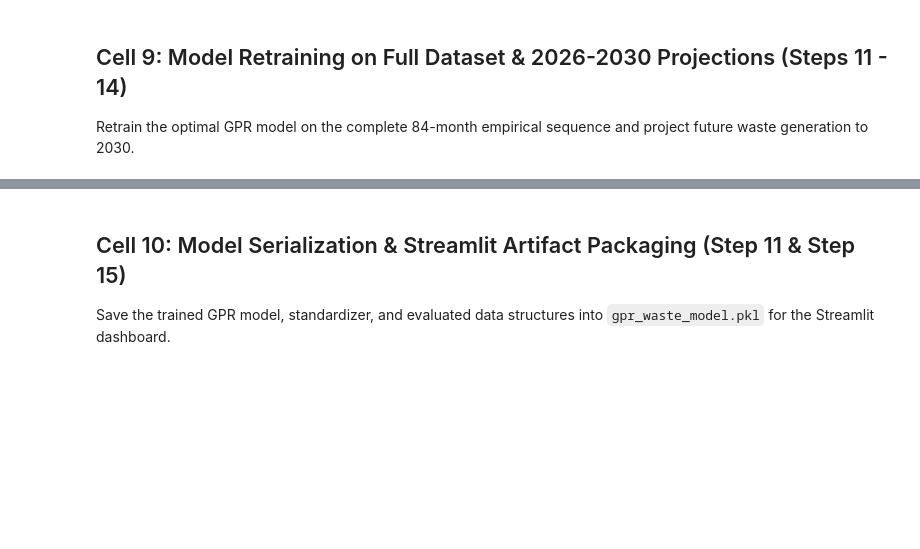
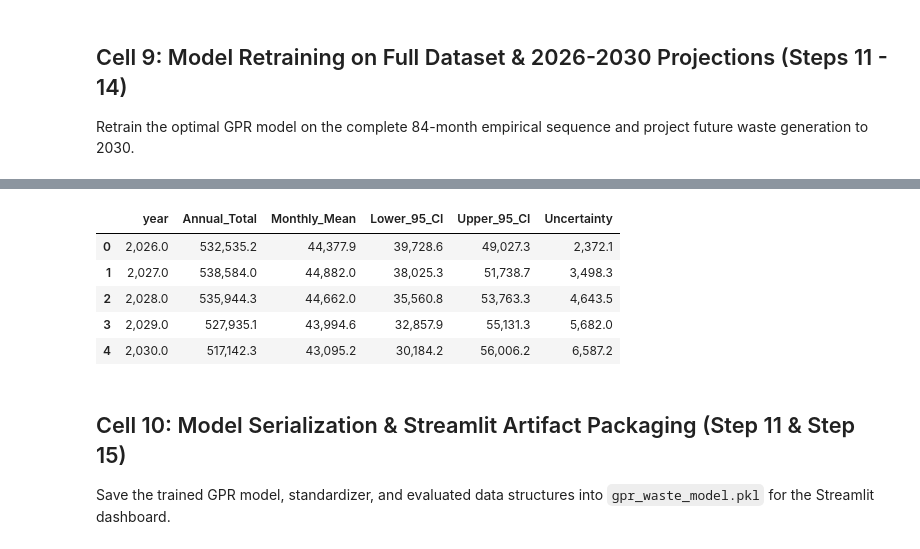
Before and after one commit to FoodieRecipes/municipal_waste_detection_using_GPR, a Jupyter notebook: MSW_GPR_Forecasting_Uyo.ipynb, the cells around one changed output, grey strips where cells are left out. Drawn from its saved outputs; the diff is of its cells as text; code cells hidden in the pictures; blank space fills up the shorter version.

```diff
--- a/MSW_GPR_Forecasting_Uyo.ipynb
+++ b/MSW_GPR_Forecasting_Uyo.ipynb
@@ -378,101 +388,19 @@ X_fut_scaled = final_scaler.transform(future_df[feature_cols])
 y_fut_pred, y_fut_std = final_gpr.predict(X_fut_scaled, return_std=True)
 
 future_df['forecast_tonnes'] = y_fut_pred
-future_df['daily_tonnes'] = y_fut_pred / 30.4167
 future_df['ci_lower_95'] = y_fut_pred - 1.96 * y_fut_std
 future_df['ci_upper_95'] = y_fut_pred + 1.96 * y_fut_std
 future_df['uncertainty_std'] = y_fut_std
 
-# Option D: 5-Tier Empirical Waste Classification System
-def classify_waste_5tier(val):
-    if val < 30000:
-        return 'Very Low'
-    elif val < 35000:
-        return 'Low'
-    elif val < 40000:
-        return 'Moderate'
-    elif val < 45000:
-        return 'High'
-    else:
-        return 'Very High'
-
-future_df['waste_class'] = future_df['forecast_tonnes'].apply(classify_waste_5tier)
-future_df['compactor_trucks'] = np.ceil(future_df['daily_tonnes'] / 30.0).astype(int)
-
-# Annual Summary Table
+# Annual Summary
 annual_proj = future_df.groupby('year').agg(
     Annual_Total=('forecast_tonnes', 'sum'),
     Monthly_Mean=('forecast_tonnes', 'mean'),
-    Daily_Mean=('daily_tonnes', 'mean'),
     Lower_95_CI=('ci_lower_95', 'mean'),
     Upper_95_CI=('ci_upper_95', 'mean'),
-    Active_Compactors=('compactor_trucks', 'mean')
+    Uncertainty=('uncertainty_std', 'mean')
 ).reset_index()
 
-print('--- 5-Year Municipal Waste Projections (2026 - 2030) ---')
-display(annual_proj.style.format({
-    'Annual_Total': '{:,.1f} t',
-    'Monthly_Mean': '{:,.1f} t',
-    'Daily_Mean': '{:,.1f} t/d',
-    'Lower_95_CI': '{:,.1f} t',
-    'Upper_95_CI': '{:,.1f} t',
-    'Active_Compactors': '{:.0f} Trucks'
-}))
-
-# Sample Option D Monthly Forecasts (First 12 Months)
-print('\n--- Option D Presentation: Next 12 Months (2026) Forecasts with Assigned Waste Classes ---')
-disp_sample = future_df.iloc[:12][['date', 'forecast_tonnes', 'daily_tonnes', 'waste_class', 'ci_lower_95', 'ci_upper_95', 'compactor_trucks']].copy()
-disp_sample['date'] = disp_sample['date'].dt.strftime('%B %Y')
-display(disp_sample.rename(columns={
-    'date': 'Forecast Period',
-    'forecast_tonnes': 'Predicted Waste (Tonnes/Mo)',
-    'daily_tonnes': 'Daily Waste (Tonnes/Day)',
-    'waste_class': 'Waste Generation Class',
-    'ci_lower_95': 'Lower 95% Limit',
-    'ci_upper_95': 'Upper 95% Limit',
-    'compactor_trucks': '15T Compactor Trucks'
-}).style.format({
-    'Predicted Waste (Tonnes/Mo)': '{:,.1f}',
-    'Daily Waste (Tonnes/Day)': '{:,.1f}',
-    'Lower 95% Limit': '{:,.1f}',
-    'Upper 95% Limit': '{:,.1f}'
-}))
-
-# Visual 1: Main Forecast Trajectory with Horizontal Class Bands
-plt.figure(figsize=(13, 5.8))
-plt.axhspan(0, 30000, color='#DEF7EC', alpha=0.5, label='Very Low (<30k t)')
-plt.axhspan(30000, 35000, color='#E0F2FE', alpha=0.5, label='Low (30k-35k t)')
-plt.axhspan(35000, 40000, color='#FEF08A', alpha=0.5, label='Moderate (35k-40k t)')
-plt.axhspan(40000, 45000, color='#FFEDD5', alpha=0.5, label='High (40k-45k t)')
-plt.axhspan(45000, 55000, color='#FEE2E2', alpha=0.5, label='Very High (≥45k t)')
-for th in [30000, 35000, 40000, 45000]:
-    plt.axhline(th, color='#94A3B8', linestyle=':', lw=0.9, alpha=0.8)
-plt.plot(df['date'], df['waste_tonnes_estimated'], color='#0F172A', lw=2.4, marker='o', markersize=3.5, label='Historical Records (2019-2025)')
-plt.plot(future_df['date'], future_df['forecast_tonnes'], color='#2563EB', lw=2.6, linestyle='--', marker='s', markersize=3.5, label='GPR Forecast Projections (2026-2030)')
-plt.fill_between(future_df['date'], future_df['ci_lower_95'], future_df['ci_upper_95'], color='#93C5FD', alpha=0.45, label='95% Bayesian Confidence Band')
-plt.axvline(pd.to_datetime('2026-01-01'), color='#EF4444', linestyle=':', lw=2, label='Forecast Boundary (Jan 2026)')
-plt.title('Uyo Municipal Solid Waste Trajectory (2019 - 2030) with Operational Class Zones', fontweight='bold', fontsize=12, pad=12)
-plt.ylabel('Solid Waste Generated (Tonnes)', fontweight='bold')
-plt.xlabel('Observation Timeline', fontweight='bold')
-plt.grid(True, linestyle='--', alpha=0.5)
-plt.legend(loc='upper left', frameon=True, fontsize=8.8)
-plt.tight_layout()
-plt.show()
-
-# Visual 2: Forecast Class Distribution Breakdown
-plt.figure(figsize=(8, 4))
-dist_counts = future_df['waste_class'].value_counts().reindex(['Very Low', 'Low', 'Moderate', 'High', 'Very High'], fill_value=0)
-dist_colors = ['#059669', '#0284C7', '#D97706', '#EA580C', '#DC2626']
-b_dist = plt.bar(dist_counts.index, dist_counts.values, color=dist_colors, edgecolor='#0F172A', alpha=0.88, width=0.55)
-plt.title('Forecast Class Distribution: 60 Months (2026 - 2030)', fontweight='bold', fontsize=12, pad=12)
-plt.ylabel('Number of Months', fontweight='bold')
-plt.xlabel('Operational Waste Generation Class', fontweight='bold')
-plt.grid(axis='y', linestyle='--', alpha=0.5)
-for b in b_dist:
-    h = b.get_height()
-    if h > 0:
-        pct = (h / len(future_df)) * 100.0
-        plt.text(b.get_x() + b.get_width()/2., h + 0.5, f'{h} ({pct:.0f}%)', ha='center', va='bottom', fontweight='bold')
-plt.ylim(0, dist_counts.values.max() * 1.25)
-plt.tight_layout()
-plt.show()
+print("--- 5-Year Municipal Waste Projections (2026 - 2030) ---")
+display(annual_proj.style.format("{:,.1f}"))
+# %% [output]
@@ -479,3 +408,9 @@ plt.show()
+|  | year | Annual_Total | Monthly_Mean | Lower_95_CI | Upper_95_CI | Uncertainty |
+| 0 | 2,026.0 | 532,535.2 | 44,377.9 | 39,728.6 | 49,027.3 | 2,372.1 |
+| 1 | 2,027.0 | 538,584.0 | 44,882.0 | 38,025.3 | 51,738.7 | 3,498.3 |
+| 2 | 2,028.0 | 535,944.3 | 44,662.0 | 35,560.8 | 53,763.3 | 4,643.5 |
+| 3 | 2,029.0 | 527,935.1 | 43,994.6 | 32,857.9 | 55,131.3 | 5,682.0 |
+| 4 | 2,030.0 | 517,142.3 | 43,095.2 | 30,184.2 | 56,006.2 | 6,587.2 |
 # %% [markdown]
 ## Cell 10: Model Serialization & Streamlit Artifact Packaging (Step 11 & Step 15)
 Save the trained GPR model, standardizer, and evaluated data structures into `gpr_waste_model.pkl` for the Streamlit dashboard.
```
Also changed, not shown: parts of 11 cells of this notebook, 5 other files.
